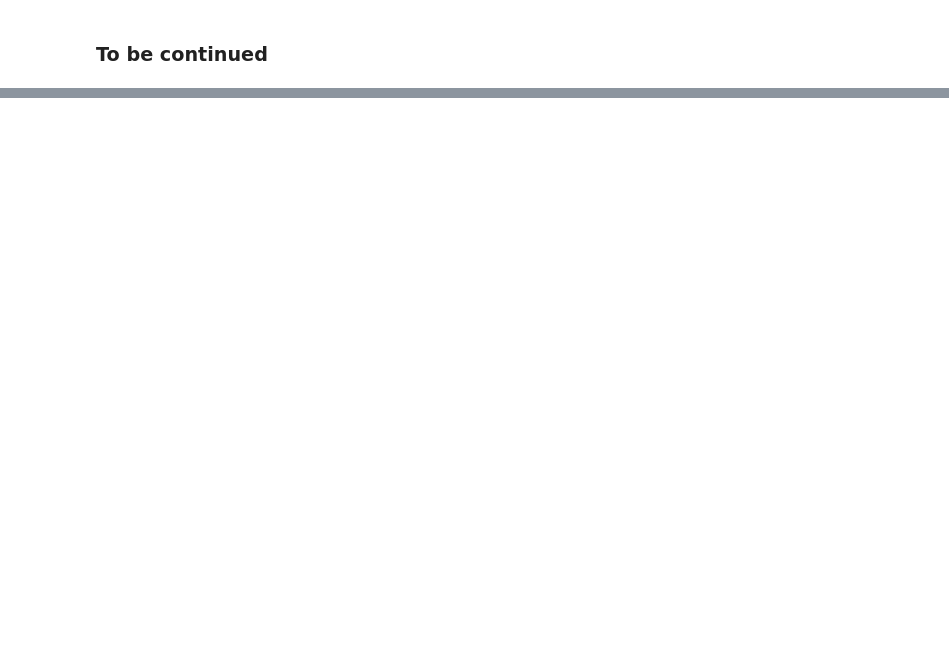
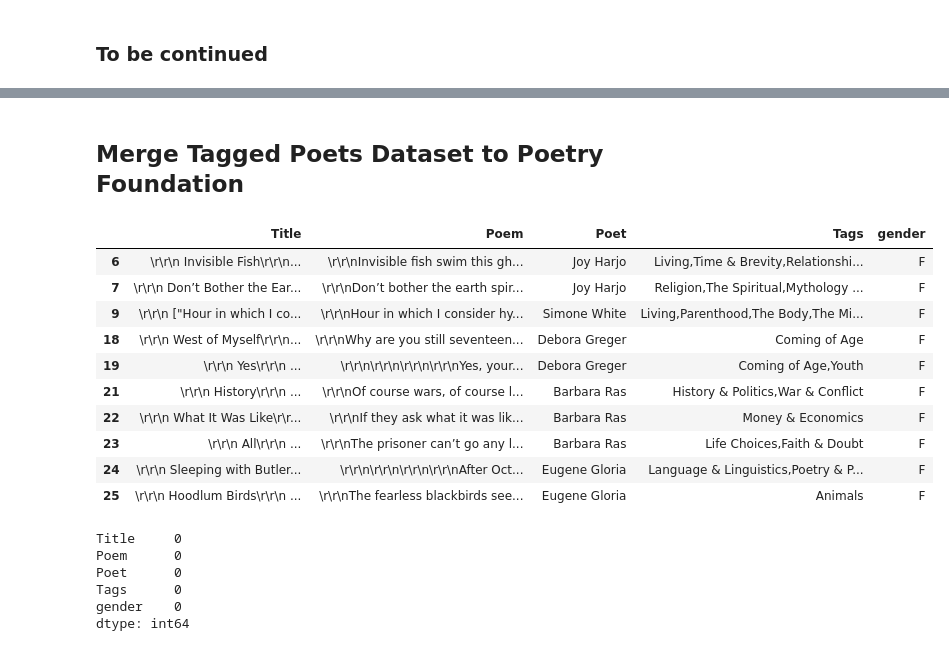
Before and after one commit to rogomes/AIWonderGirls-ATHENA-Art-Assistant, a Jupyter notebook: LSTMs/data/creating-dataset.ipynb, the cells around one changed output, grey strips where cells are left out. Drawn from its saved outputs; the diff is of its cells as text; code cells hidden in the pictures; blank space fills up the shorter version.

Commit message:
Cleaned poetry dataset

```diff
--- a/LSTMs/data/creating-dataset.ipynb
+++ b/LSTMs/data/creating-dataset.ipynb
@@ -10,6 +10,8 @@ import matplotlib.pyplot as plt
 # %%
 df_raw = pd.read_csv('PoetryFoundationData.csv')
 
+df_poets = pd.read_csv('all_poets_gender - final.csv')
+
 print(f"shape of dataframe: {df_raw.shape}")
 df_raw.head()
 # %% [output]
@@ -51,3 +53,12 @@ with open('all_poets.txt', 'w') as f:
         f.write("%s\n" % poet)
 # %% [markdown]
 ### To be continued
+# %%
+df_female_poets = df_poets[(df_poets['gender']=='F') | (df_poets['gender']=='NB') |
+                           (df_poets['gender']=='T')]
+df_nonbinary_poets = df_poets[(df_poets['gender']=='NB') |
+                           (df_poets['gender']=='T')]
+
+print(df_female_poets.shape, df_nonbinary_poets.shape)
+
+df_female_poets
@@ -53,0 +80,31 @@ with open('all_poets.txt', 'w') as f:
+# %% [markdown]
+## Merge Tagged Poets Dataset to Poetry Foundation
+# %%
+df_poetry = df_raw.merge(df_female_poets, left_on='Poet', right_on='poet', how='left')
+df_poetry.drop(columns=['poet', 'Unnamed: 0', 'Unnamed: 2'], inplace=True)
+
+df_poetry = df_poetry[((df_poetry['gender']=='F') | (df_poetry['gender']=='NB') |
+                           (df_poetry['gender']=='T')) & (~ df_poetry['Tags'].isna())]
+
+df_poetry.head(10)
+# %% [output]
+|  | Title | Poem | Poet | Tags | gender |
+| 6 | \r\r\n Invisible Fish\r\r\n... | \r\r\nInvisible fish swim this gh... | Joy Harjo | Living,Time & Brevity,Relationshi... | F |
+| 7 | \r\r\n Don’t Bother the Ear... | \r\r\nDon’t bother the earth spir... | Joy Harjo | Religion,The Spiritual,Mythology ... | F |
+| 9 | \r\r\n ["Hour in which I co... | \r\r\nHour in which I consider hy... | Simone White | Living,Parenthood,The Body,The Mi... | F |
+| 18 | \r\r\n West of Myself\r\r\n... | \r\r\nWhy are you still seventeen... | Debora Greger | Coming of Age | F |
+| 19 | \r\r\n Yes\r\r\n ... | \r\r\n\r\r\n\r\r\n\r\r\nYes, your... | Debora Greger | Coming of Age,Youth | F |
+| 21 | \r\r\n History\r\r\n ... | \r\r\nOf course wars, of course l... | Barbara Ras | History & Politics,War & Conflict | F |
+| 22 | \r\r\n What It Was Like\r\r... | \r\r\nIf they ask what it was lik... | Barbara Ras | Money & Economics | F |
+| 23 | \r\r\n All\r\r\n ... | \r\r\nThe prisoner can’t go any l... | Barbara Ras | Life Choices,Faith & Doubt | F |
+| 24 | \r\r\n Sleeping with Butler... | \r\r\n\r\r\n\r\r\n\r\r\nAfter Oct... | Eugene Gloria | Language & Linguistics,Poetry & P... | F |
+| 25 | \r\r\n Hoodlum Birds\r\r\n ... | \r\r\nThe fearless blackbirds see... | Eugene Gloria | Animals | F |
+# %%
+df_poetry.isna().sum()
+# %% [output]
+Title     0
+Poem      0
+Poet      0
+Tags      0
+gender    0
+dtype: int64
```
Also changed, not shown: parts of 5 cells of this notebook.
